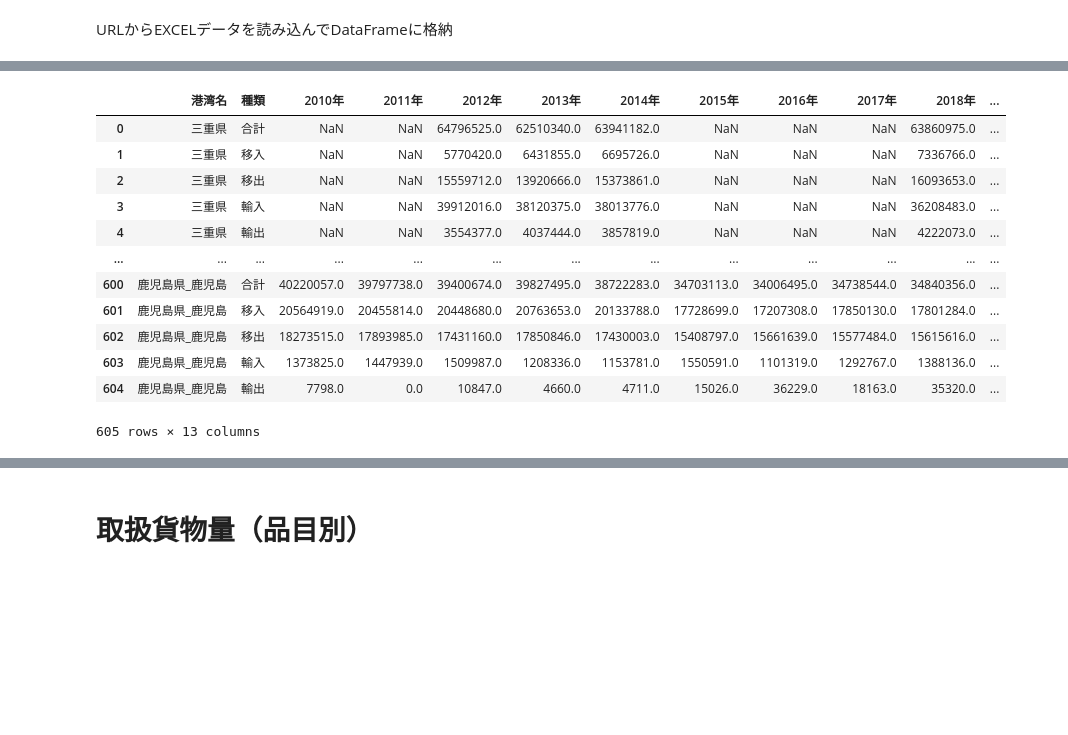
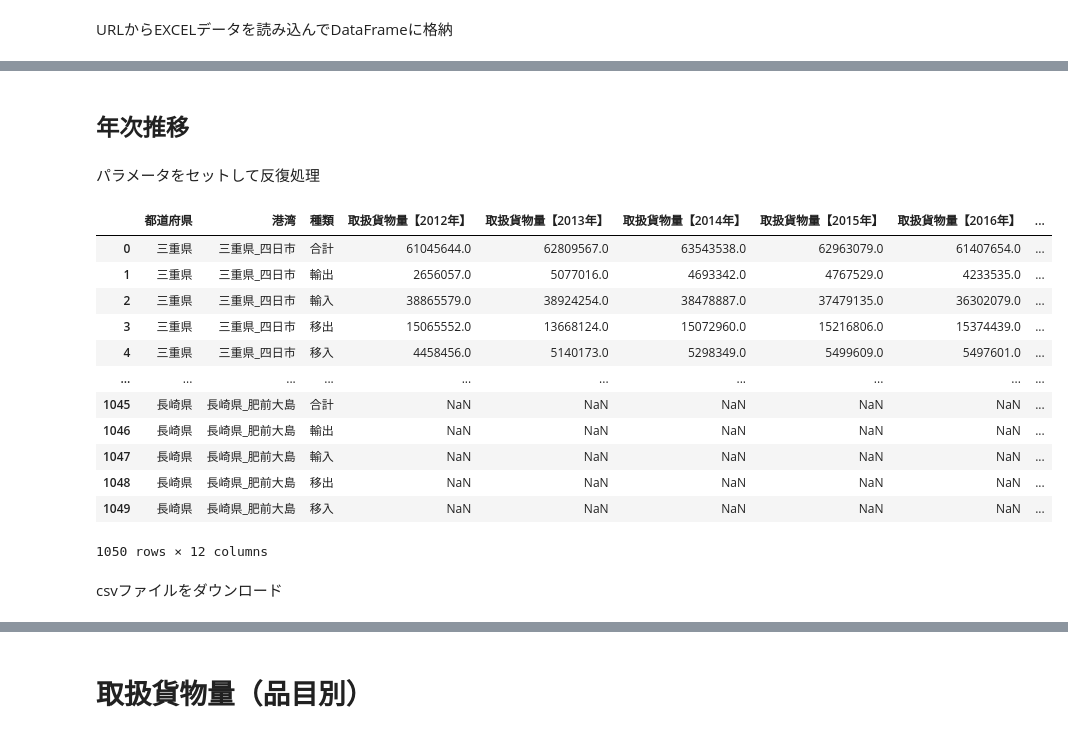
Before and after one commit to dicechick373/dicechick373, a Jupyter notebook: 播磨臨海地域の特徴.ipynb, the cells around one changed output, grey strips where cells are left out. Saved outputs shown, nothing was run; the diff lists cells and outputs as text; code cells hidden in the pictures; blank space fills up the shorter version.

```diff
--- a/播磨臨海地域の特徴.ipynb
+++ b/播磨臨海地域の特徴.ipynb
@@ -548,34 +427,44 @@ df_res
-# %%
-# 2018年
-url = 'https://www.mlit.go.jp/k-toukei/content/001448540.xlsx'
-df_2018 = get_dataframe(url)
-df_2018 = format_dataframe(df_2018,'2018年')
-df = pd.merge(df, df_2018, on=['港湾名','種類'] , how='left')
-
-# 2019年
-url = 'https://www.mlit.go.jp/k-toukei/content/001448577.xlsx'
-df_2019 = get_dataframe(url)
-df_2019 = format_dataframe(df_2019,'2019年')
-df = pd.merge(df, df_2019, on=['港湾名','種類'] , how='left')
-
-# 2020年
-url = 'https://www.mlit.go.jp/k-toukei/content/001448034.xlsx'
-df_2020 = get_dataframe(url)
-df_2020 = format_dataframe(df_2020,'2020年')
-df = pd.merge(df, df_2020, on=['港湾名','種類'] , how='left')
-
-df
-# %% [output]
-|  | 港湾名 | 種類 | 2010年 | 2011年 | 2012年 | 2013年 | 2014年 | 2015年 | 2016年 | 2017年 | 2018年 | ... |
-| 0 | 三重県 | 合計 | NaN | NaN | 64796525.0 | 62510340.0 | 63941182.0 | NaN | NaN | NaN | 63860975.0 | ... |
-| 1 | 三重県 | 移入 | NaN | NaN | 5770420.0 | 6431855.0 | 6695726.0 | NaN | NaN | NaN | 7336766.0 | ... |
-| 2 | 三重県 | 移出 | NaN | NaN | 15559712.0 | 13920666.0 | 15373861.0 | NaN | NaN | NaN | 16093653.0 | ... |
-| 3 | 三重県 | 輸入 | NaN | NaN | 39912016.0 | 38120375.0 | 38013776.0 | NaN | NaN | NaN | 36208483.0 | ... |
-| 4 | 三重県 | 輸出 | NaN | NaN | 3554377.0 | 4037444.0 | 3857819.0 | NaN | NaN | NaN | 4222073.0 | ... |
-| ... | ... | ... | ... | ... | ... | ... | ... | ... | ... | ... | ... | ... |
-| 600 | 鹿児島県_鹿児島 | 合計 | 40220057.0 | 39797738.0 | 39400674.0 | 39827495.0 | 38722283.0 | 34703113.0 | 34006495.0 | 34738544.0 | 34840356.0 | ... |
-| 601 | 鹿児島県_鹿児島 | 移入 | 20564919.0 | 20455814.0 | 20448680.0 | 20763653.0 | 20133788.0 | 17728699.0 | 17207308.0 | 17850130.0 | 17801284.0 | ... |
-| 602 | 鹿児島県_鹿児島 | 移出 | 18273515.0 | 17893985.0 | 17431160.0 | 17850846.0 | 17430003.0 | 15408797.0 | 15661639.0 | 15577484.0 | 15615616.0 | ... |
-| 603 | 鹿児島県_鹿児島 | 輸入 | 1373825.0 | 1447939.0 | 1509987.0 | 1208336.0 | 1153781.0 | 1550591.0 | 1101319.0 | 1292767.0 | 1388136.0 | ... |
-| 604 | 鹿児島県_鹿児島 | 輸出 | 7798.0 | 0.0 | 10847.0 | 4660.0 | 4711.0 | 15026.0 | 36229.0 | 18163.0 | 35320.0 | ... |
-605 rows × 13 columns
+# %% [markdown]
+## 年次推移
+# %% [markdown]
+パラメータをセットして反復処理
+# %%
+params_cargo = [
+    { 'time' : '2012年' , 'url' : 'https://www.mlit.go.jp/common/001277668.xls' },
+    { 'time' : '2013年' , 'url' : 'https://www.mlit.go.jp/common/001277684.xls' },
+    { 'time' : '2014年' , 'url' : 'https://www.mlit.go.jp/common/001277699.xls' },
+    { 'time' : '2015年' , 'url' : 'https://www.mlit.go.jp/common/001380149.xlsx' },
+    { 'time' : '2016年' , 'url' : 'https://www.mlit.go.jp/k-toukei/content/001448496.xlsx' },
+    { 'time' : '2017年' , 'url' : 'https://www.mlit.go.jp/common/001380093.xlsx' },
+    { 'time' : '2018年' , 'url' : 'https://www.mlit.go.jp/k-toukei/content/001448540.xlsx' },
+    { 'time' : '2019年' , 'url' : 'https://www.mlit.go.jp/k-toukei/content/001448577.xlsx' },
+    { 'time' : '2020年' , 'url' : 'https://www.mlit.go.jp/k-toukei/content/001448034.xlsx' },
+]
+# %%
+def get_merge_dataframe(params):
+  df_res = pd.DataFrame(index=[], columns=['都道府県','港湾','種類'])
+
+  for p in params:
+    df = get_cargo(p['time'], p['url'])
+    df_res = pd.merge(df_res, df, on=['都道府県','港湾','種類'] , how='outer')
+
+  return df_res
+# %%
+df_cargo = get_merge_dataframe(params_cargo)
+df_cargo
+# %% [output]
+|  | 都道府県 | 港湾 | 種類 | 取扱貨物量【2012年】 | 取扱貨物量【2013年】 | 取扱貨物量【2014年】 | 取扱貨物量【2015年】 | 取扱貨物量【2016年】 | ... |
+| 0 | 三重県 | 三重県_四日市 | 合計 | 61045644.0 | 62809567.0 | 63543538.0 | 62963079.0 | 61407654.0 | ... |
+| 1 | 三重県 | 三重県_四日市 | 輸出 | 2656057.0 | 5077016.0 | 4693342.0 | 4767529.0 | 4233535.0 | ... |
+| 2 | 三重県 | 三重県_四日市 | 輸入 | 38865579.0 | 38924254.0 | 38478887.0 | 37479135.0 | 36302079.0 | ... |
+| 3 | 三重県 | 三重県_四日市 | 移出 | 15065552.0 | 13668124.0 | 15072960.0 | 15216806.0 | 15374439.0 | ... |
+| 4 | 三重県 | 三重県_四日市 | 移入 | 4458456.0 | 5140173.0 | 5298349.0 | 5499609.0 | 5497601.0 | ... |
+| ... | ... | ... | ... | ... | ... | ... | ... | ... | ... |
+| 1045 | 長崎県 | 長崎県_肥前大島 | 合計 | NaN | NaN | NaN | NaN | NaN | ... |
+| 1046 | 長崎県 | 長崎県_肥前大島 | 輸出 | NaN | NaN | NaN | NaN | NaN | ... |
+| 1047 | 長崎県 | 長崎県_肥前大島 | 輸入 | NaN | NaN | NaN | NaN | NaN | ... |
+| 1048 | 長崎県 | 長崎県_肥前大島 | 移出 | NaN | NaN | NaN | NaN | NaN | ... |
+| 1049 | 長崎県 | 長崎県_肥前大島 | 移入 | NaN | NaN | NaN | NaN | NaN | ... |
+1050 rows × 12 columns
+# %% [markdown]
+csvファイルをダウンロード
```
Also changed, not shown: parts of 22 cells of this notebook.
